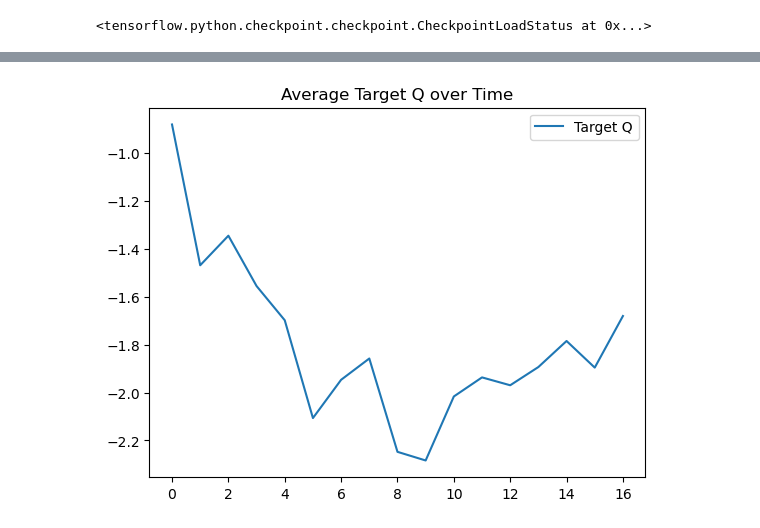
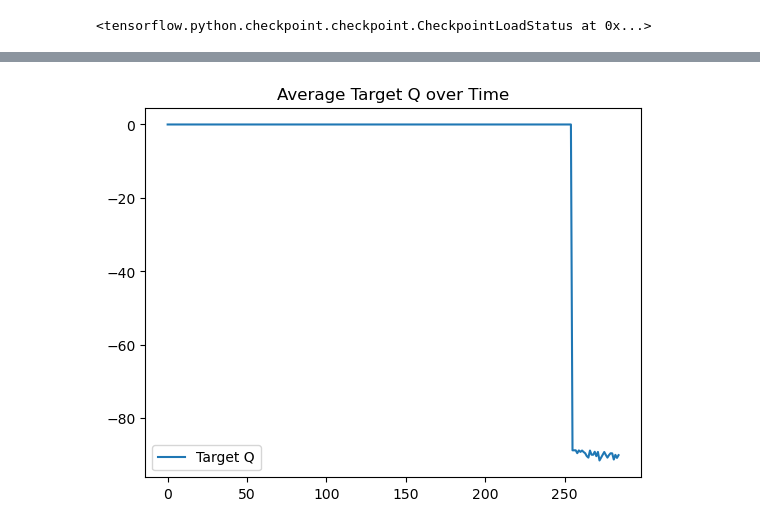
Before and after one commit to Namkhuu/neural-network, a Jupyter notebook: quanser.ipynb, the cells around one changed output, grey strips where cells are left out. Saved outputs shown, nothing was run; the diff lists cells and outputs as text; code cells hidden in the pictures.

```diff
--- a/quanser.ipynb
+++ b/quanser.ipynb
@@ -61,8 +46,8 @@ learning_rate = 0.001 # learning rate
 
 # Define the actor model
 states_inputs = Input(shape=(state_size,))
-dense = Dense(128, activation='tanh')(states_inputs)
-dense = Dense(128, activation='tanh')(dense)
+dense = Dense(32, activation='relu')(states_inputs)
+dense = Dense(32, activation='relu')(dense)
 outputs = Dense(action_size, activation='tanh')(dense)
 outputs = keras.layers.Lambda(lambda x: x * 2.5)(outputs)
 actor_model = Model(inputs=states_inputs, outputs=outputs)
@@ -71,9 +56,9 @@ actor_model = Model(inputs=states_inputs, outputs=outputs)
 state_input1 = Input(shape=(state_size,))
 action_input1 = Input(shape=(action_size,))
 concat1 = Concatenate()([state_input1, action_input1])
-dense1 = Dense(128, activation='tanh')(concat1)
-dense1 = Dense(128, activation='tanh')(dense1)
-sigmoid_layer = Dense(1, activation='tanh')(dense1)
+dense1 = Dense(32, activation='relu')(concat1)
+dense1 = Dense(32, activation='relu')(dense1)
+sigmoid_layer = Dense(1, activation='linear')(dense1)
 output1 = Dense(1)(sigmoid_layer)
 critic_model1 = Model([state_input1, action_input1], output1)
 
@@ -81,9 +66,9 @@ critic_model1 = Model([state_input1, action_input1], output1)
 state_input2 = Input(shape=(state_size,))
 action_input2 = Input(shape=(action_size,))
 concat2 = Concatenate()([state_input2, action_input2])
-dense2 = Dense(128, activation='tanh')(concat2)
-dense2 = Dense(128, activation='tanh')(dense2)
-sigmoid_layer2 = Dense(1, activation='tanh')(dense2)
+dense2 = Dense(32, activation='relu')(concat2)
+dense2 = Dense(32, activation='relu')(dense2)
+sigmoid_layer2 = Dense(1, activation='linear')(dense2)
 output2 = Dense(1)(sigmoid_layer2)
 critic_model2 = Model([state_input2, action_input2], output2)
 
@@ -140,5 +134,5 @@ ckpt.restore(tf.train.latest_checkpoint("saves/quanser/optimizers_ckpt")).expect
 # %%
-batch_size = 64
+batch_size = 1024
 history = []
 policy_delay = 2  # Delayed policy updates
 step = 0
@@ -146,20 +140,13 @@ total_reward = 0.0
 frequency = 500  # Hz
 state_theta_dot = np.array([0,0], dtype=np.float64)
 state_alpha_dot = np.array([0,0], dtype=np.float64)
-timestamps = 0
 
-w_theta = 10.0
-w_alpha = 0
-w_theta_dot = 0
-w_alpha_dot = 0
-w_u = 0
-w_du = 0
 prev_action = np.zeros(action_size, dtype=np.float32)
 avg_q = []
-episode_length = 200   # number of control steps per episode
 step_in_episode = 0
+
 try:
-    with QubeServo3(hardware = 1, pendulum = 1, frequency=10) as board:
+    with QubeServo3(hardware = 1, pendulum = 1, frequency=500) as board:
         while True:
             board.read_outputs()
             theta = board.motorPosition * -1
@@ -169,14 +156,15 @@ try:
             alpha_dot, state_alpha_dot = ddt_filter(alpha, state_alpha_dot, 100, 1/frequency)
             state = np.array([theta, theta_dot, alpha, alpha_dot], dtype=np.float32)
 
-            for _ in range(200):
+            for _ in range(1): # steps per control action
                 avg_q1, avg_q2, avg_target_q = 0.0, 0.0, 0.0
                 step += 1
 
                 action = actor_model(tf.convert_to_tensor([state], dtype=tf.float32)).numpy()[0]
                 action = action + np.random.normal(0, 0.3, size=action_size)  # Add exploration noise
-                # action = np.clip(action, -2, 2)
                 board.write_voltage(action)
+
+                # scopeVoltage.sample(timeStamp, np.array(action).reshape(-1)[0])
 
                 board.read_outputs()
                 next_theta = board.motorPosition * -1
@@ -186,24 +174,18 @@ try:
                 next_alpha_dot, state_alpha_dot = ddt_filter(next_alpha, state_alpha_dot, 100, 1/frequency)
                 next_state = np.array([next_theta, next_theta_dot, next_alpha, next_alpha_dot], dtype=np.float32)
 
-
-                # wrapped_alpha = ((alpha - np.pi + np.pi) % (2*np.pi)) - np.pi
-                # reward = -(alpha**2 + 0.0001*alpha_dot**2 + 0.001*action**2)
-                if abs(theta) <= (5*np.pi/8) and abs(theta_dot) <= 60:
-                    Fk = 0
+                if np.abs(theta) > np.pi/4:
+                    pen = 100
                 else:
-                    Fk = -1
+                    pen = 0
 
                 delta_u = action - prev_action
-                reward = Fk - ((
-                    w_theta * (theta**2) +
-                    w_theta_dot * (theta_dot**2) +
-                    w_alpha_dot * (alpha_dot**2) +
-                    w_u * (action**2) +
-                    w_du * (delta_u**2)
-                )/100)
+                reward = -((
+                    alpha**2 +
+                    0.5 * delta_u**2
+                ))
                 prev_action = action.copy()
-                reward = float(reward)
+                reward = float(reward - pen)
                 total_reward += reward
 
                 replay_buffer.store(state, action, reward, next_state, False)
@@ -226,6 +208,7 @@ try:
                 target1 = tf.squeeze(target_critic1([next_states, next_actions]), axis=1)
                 target2 = tf.squeeze(target_critic2([next_states, next_actions]), axis=1)
                 target_q = rewards + gamma * (1 - dones) * tf.minimum(target1, target2)
+                # target_q = tf.clip_by_value(target_q, 0, 1e8)
                 target_q = tf.expand_dims(target_q, axis=1)  # shape (batch,1)
 
                 with tf.GradientTape() as tape_critic1, tf.GradientTape() as tape_critic2:
@@ -270,7 +253,6 @@ try:
 except KeyboardInterrupt:
     print("\nStopping (Ctrl+C). Saving…")
 finally:
-    # save weights (use .save_weights if you prefer checkpoint style)
     actor_model.save_weights("saves/quanser/actor_model.weights.h5")
     critic_model1.save_weights("saves/quanser/critic_model1.weights.h5")
     critic_model2.save_weights("saves/quanser/critic_model2.weights.h5")
@@ -303,4 +282,4 @@ Epoch 3400, Total Reward: -1.0315, Q1: -0.6924, Q2: -0.5015, TargetQ: -1.6802 al
 
 Stopping (Ctrl+C). Saving…
 Done.
-[figure, old version]
+[figure, new version]
```
Also changed, not shown: parts of 7 cells of this notebook, 6 other files.
